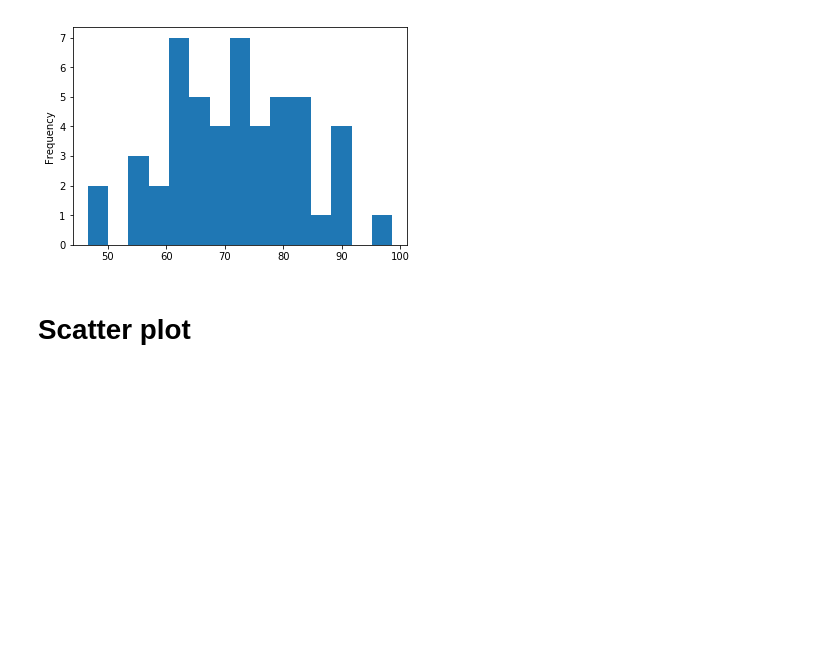
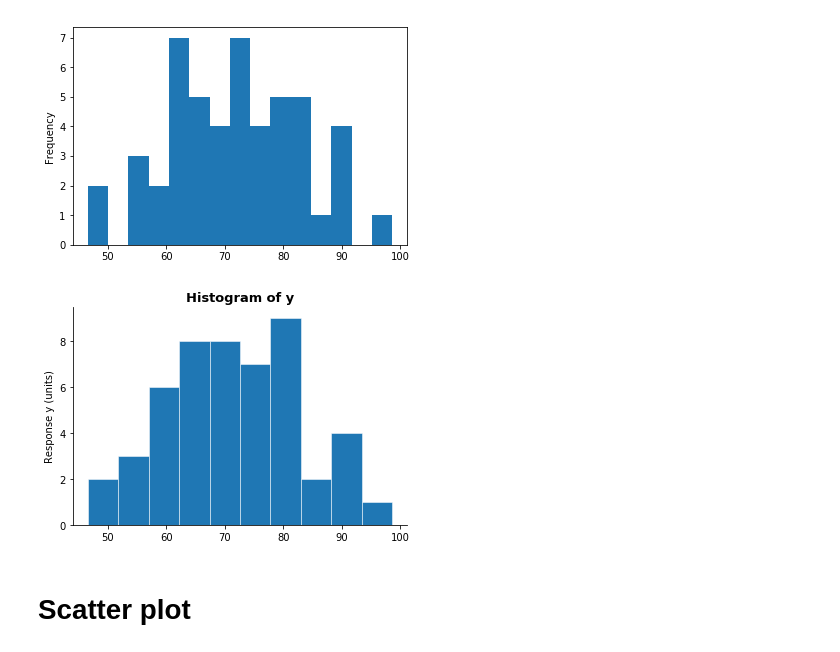
Before and after one commit to gillespilon/basic_graphics, a Jupyter notebook: basic_graphics_single_column.ipynb, the cells around one changed output. Saved outputs shown, nothing was run; the diff lists cells and outputs as text; code cells hidden in the pictures; blank space fills up the shorter version.

```diff
--- a/basic_graphics_single_column.ipynb
+++ b/basic_graphics_single_column.ipynb
@@ -182,6 +176,15 @@ df['y'].plot.hist(bins=15)
 # %% [output]
 <matplotlib.axes._subplots.AxesSubplot at 0x...>
 [figure]
+# %%
+# Make a pretty graph.
+ax = df['y'].plot.hist(edgecolor='white', linewidth=.5)
+ax.set_title('Histogram of y', fontweight='bold', fontsize=13)
+ax.set_ylabel('Response y (units)')
+for spine in 'right', 'top':
+    ax.spines[spine].set_color('none')
+# %% [output]
+[figure, added]
 # %% [markdown]
 # Scatter plot
 # %%
```
Also changed, not shown: parts of 8 cells of this notebook.
